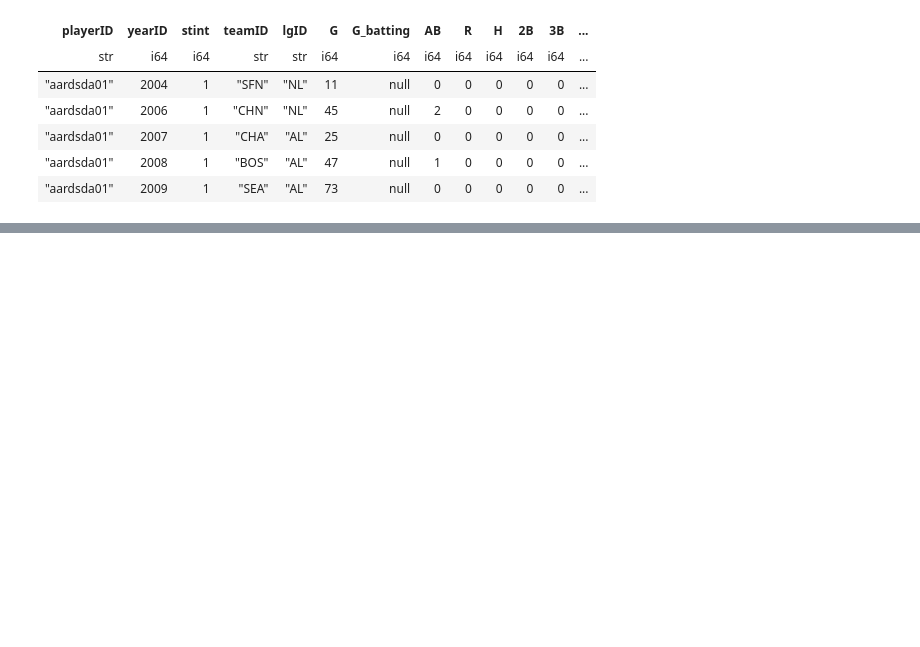
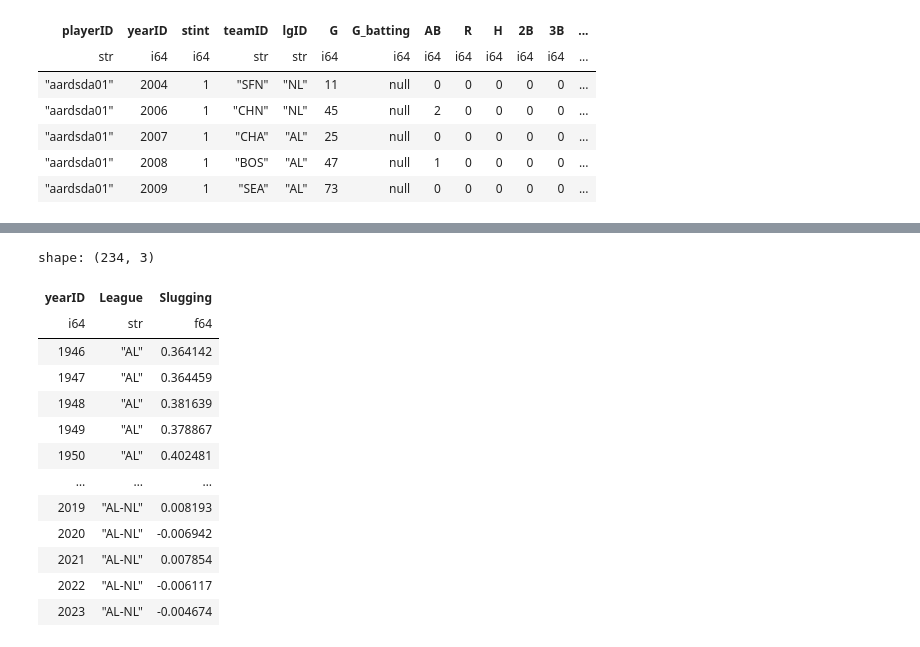
Before and after one commit to NeleOrt/Lab-1.1, a Jupyter notebook: comparing_league_wide_ERA.ipynb, the cells around one changed output, grey strips where cells are left out. Saved outputs shown, nothing was run; the diff lists cells and outputs as text; code cells hidden in the pictures; blank space fills up the shorter version.

```diff
--- a/comparing_league_wide_ERA.ipynb
+++ b/comparing_league_wide_ERA.ipynb
@@ -145,0 +207,27 @@ slugging_with_DH_Rule.write_csv("slugging_with_DH_Rule.csv")
+# %%
+slugging_with_DH_Rule_mod = (slugging_with_DH_Rule
+                         .pivot(values='SLG',
+                                index='yearID',
+                                columns='lgID')
+                         .with_columns((pl.col('AL') - pl.col('NL')).alias('AL-NL'))
+                         .unpivot(['AL', 'NL', 'AL-NL'],
+                              index='yearID',
+                              variable_name='League',
+                              value_name='Slugging')
+)
+slugging_with_DH_Rule_mod
+# %% [output]
+shape: (234, 3)
+| yearID | League | Slugging |
+| i64 | str | f64 |
+| 1946 | "AL" | 0.364142 |
+| 1947 | "AL" | 0.364459 |
+| 1948 | "AL" | 0.381639 |
+| 1949 | "AL" | 0.378867 |
+| 1950 | "AL" | 0.402481 |
+| … | … | … |
+| 2019 | "AL-NL" | 0.008193 |
+| 2020 | "AL-NL" | -0.006942 |
+| 2021 | "AL-NL" | 0.007854 |
+| 2022 | "AL-NL" | -0.006117 |
+| 2023 | "AL-NL" | -0.004674 |
```
Also changed, not shown: parts of 11 cells of this notebook, 6 other files.
